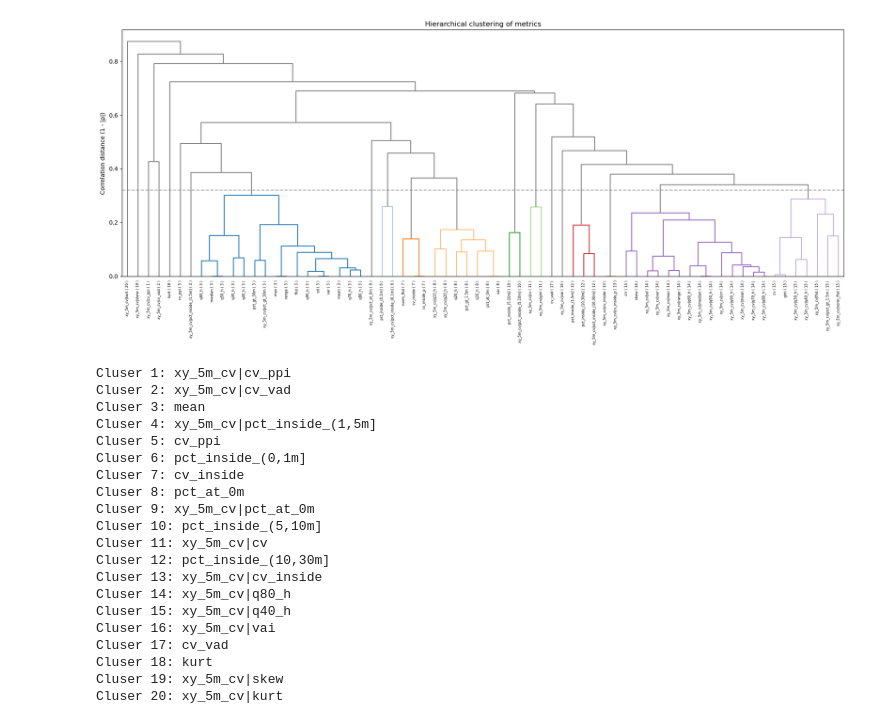
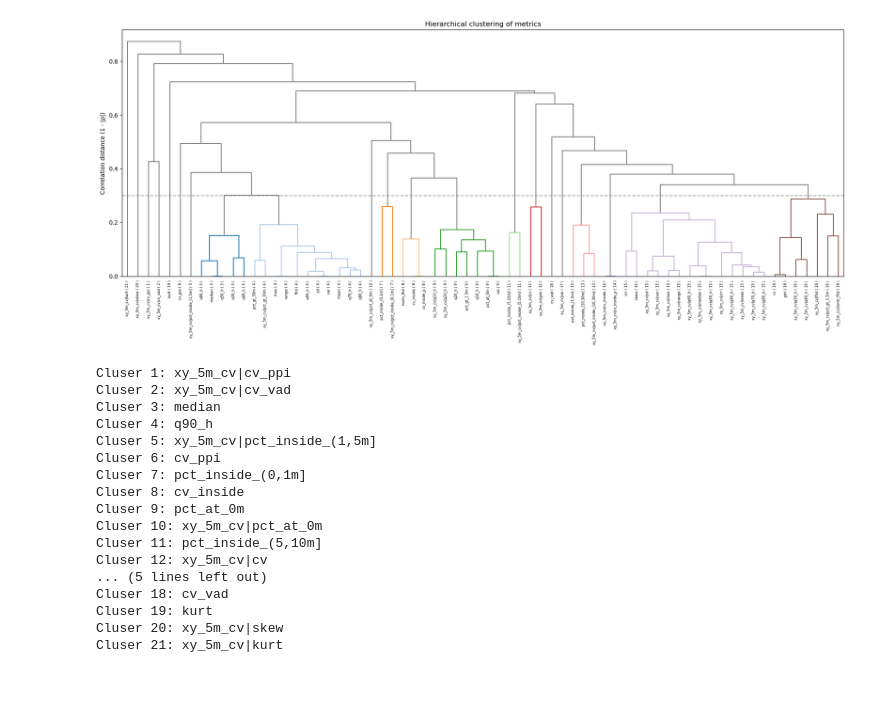
Before and after one commit to jameswesc/masters-thesis, a Jupyter notebook: notebooks/92_metric_clustering.ipynb, the cells around one changed output. Saved outputs shown, nothing was run; the diff lists cells and outputs as text; code cells hidden in the pictures; blank space fills up the shorter version.

```diff
--- a/notebooks/92_metric_clustering.ipynb
+++ b/notebooks/92_metric_clustering.ipynb
@@ -56,38 +56,38 @@ def cluster_metrics_hierarchical(df: pd.DataFrame, method="average", corr_kind="
 
     return Z, corr, dist, cluster_map, diag_df
 
-cut_off = 0.32
+cut_off = 0.3
 corr_kind = 'spearman'
 
 # --- Example usage ---
 # df = ...  # your metrics table (rows = plots, cols = metric names)
 Z, corr, dist, cluster_map, diag_df = cluster_metrics_hierarchical(
     merged_df, method="average", corr_kind=corr_kind, cut_height=cut_off
 )
 
 # Dendrogram
 # Set a color palette for clusters
 n_clusters = len(cluster_map.unique())
 colors = plt.cm.tab20(np.linspace(0, 1, n_clusters))
 set_link_color_palette([mcolors.to_hex(c) for c in colors])
 
 plt.figure(figsize=(18, 8))
 cluster_labels = [f"{metric} ( {cluster_map[metric]} )" for metric in corr.index]
 dend = dendrogram(Z, labels=cluster_labels, leaf_rotation=90, color_threshold=cut_off, above_threshold_color='gray',)
 plt.title("Hierarchical clustering of metrics")
 plt.ylabel("Correlation distance (1 - |ρ|)")
 plt.tight_layout()
 plt.axhline(y=cut_off, color='gray', linestyle='--', alpha=0.7, label=f'Cut height = {cut_off}')
 plt.show()
 
 # # Clustered heatmap (nice overview)
 # sns.clustermap(
 #     corr.abs(),
 #     row_linkage=Z, col_linkage=Z, cmap="viridis",
 #     xticklabels=True, yticklabels=True, figsize=(16, 14)
 # )
 # %% [output]
-[figure, old version]
+[figure, new version]
 # %%
 def pick_cluster_medoids(corr: pd.DataFrame, cluster_map: pd.Series):
     reps = {}
@@ -101,25 +101,21 @@ def pick_cluster_medoids(corr: pd.DataFrame, cluster_map: pd.Series):
     return reps
 
 reps = pick_cluster_medoids(corr, cluster_map)
-# reps
 # %% [output]
 Cluser 1: xy_5m_cv|cv_ppi
 Cluser 2: xy_5m_cv|cv_vad
-Cluser 3: mean
-Cluser 4: xy_5m_cv|pct_inside_(1,5m]
-Cluser 5: cv_ppi
-Cluser 6: pct_inside_(0,1m]
-Cluser 7: cv_inside
-Cluser 8: pct_at_0m
-Cluser 9: xy_5m_cv|pct_at_0m
-Cluser 10: pct_inside_(5,10m]
-Cluser 11: xy_5m_cv|cv
-Cluser 12: pct_inside_(10,30m]
-Cluser 13: xy_5m_cv|cv_inside
-Cluser 14: xy_5m_cv|q80_h
-Cluser 15: xy_5m_cv|q40_h
-Cluser 16: xy_5m_cv|vai
-Cluser 17: cv_vad
-Cluser 18: kurt
-Cluser 19: xy_5m_cv|skew
-Cluser 20: xy_5m_cv|kurt
+Cluser 3: median
+Cluser 4: q90_h
+Cluser 5: xy_5m_cv|pct_inside_(1,5m]
+Cluser 6: cv_ppi
+Cluser 7: pct_inside_(0,1m]
+Cluser 8: cv_inside
+Cluser 9: pct_at_0m
+Cluser 10: xy_5m_cv|pct_at_0m
+Cluser 11: pct_inside_(5,10m]
+Cluser 12: xy_5m_cv|cv
+... (5 lines left out)
+Cluser 18: cv_vad
+Cluser 19: kurt
+Cluser 20: xy_5m_cv|skew
+Cluser 21: xy_5m_cv|kurt
```
Also changed, not shown: parts of 1 cell of this notebook, 2 other files.
